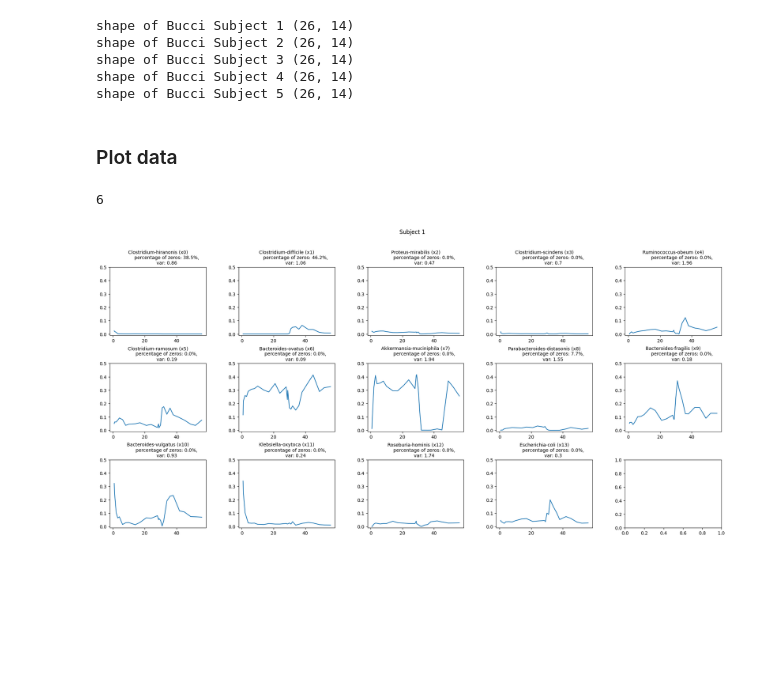
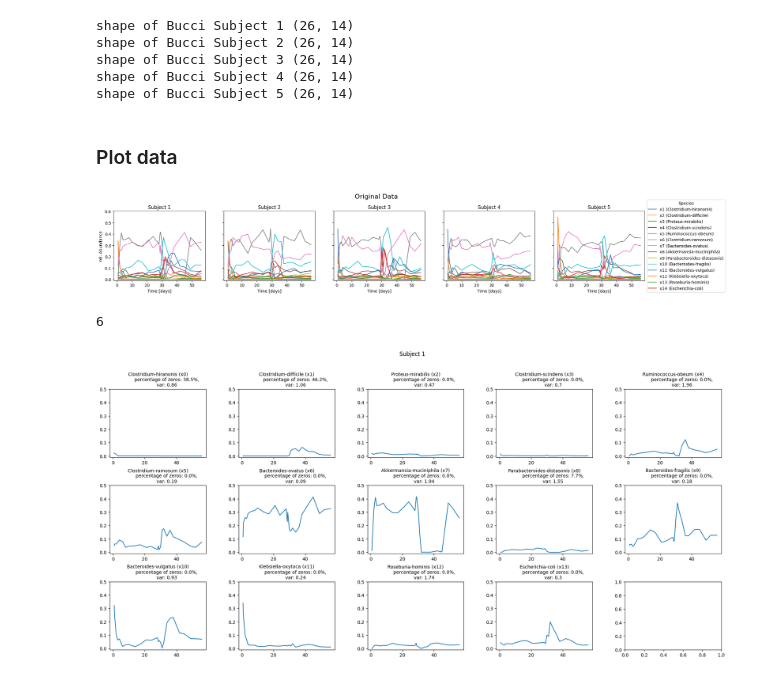
Before and after one commit to mariaproebstl/MScThesis, a Jupyter notebook: Python/CompLotkaVolterra/clv_Bucci_countData.ipynb, the cells around one changed output. Drawn from its saved outputs; the diff is of its cells as text; code cells hidden in the pictures; blank space fills up the shorter version.

```diff
--- a/Python/CompLotkaVolterra/clv_Bucci_countData.ipynb
+++ b/Python/CompLotkaVolterra/clv_Bucci_countData.ipynb
@@ -88,27 +81,29 @@ for y in Y:
 # %%
 # plot P for all subjects
 fig, axs = plt.subplots(1, n_subjects)
 fig.set_figwidth(19)
 fig.set_figheight(3.5)
 fig.suptitle("Original Data",
              size = 16)
 fig.tight_layout(pad=1.5)
 for sub in np.arange(n_subjects):
     for i in np.arange(n_taxa):
         axs[sub].plot(T[sub], P[sub][:,i], label = f"x{i+1} ({Names[sub][i]})")
     # ax[sub].legend(loc='center left', bbox_to_anchor=(1, 0.5))
     axs[sub].set_title(f"Subject {sub+1}")
 
 for ax in axs.flat:
     ax.set_ylim(-0.01, 0.6)
     ax.set_xlabel("Time [days]")
     ax.set_ylabel("rel. Abundance")
     ax.label_outer()
 
-# axs[sub].legend(loc='center left', bbox_to_anchor=(1, 0.5), title = "Species")
-# plt.show()
-plt.savefig('../../../Plots/bucci_data_original_fiveSubjects_noLegend.pdf', dpi=300, bbox_inches='tight')
-plt.close()
+axs[sub].legend(loc='center left', bbox_to_anchor=(1, 0.5), title = "Species")
+plt.show()
+# plt.savefig('../../../Plots/bucci_data_original_fiveSubjects_noLegend.pdf', dpi=300, bbox_inches='tight')
+# plt.close()
+# %% [output]
+[figure, added]
 # %%
 # denom check (from choose_denom(P))
 np.seterr(divide="ignore", invalid="ignore")
```
Also changed, not shown: parts of 26 cells of this notebook, 5 other files.
